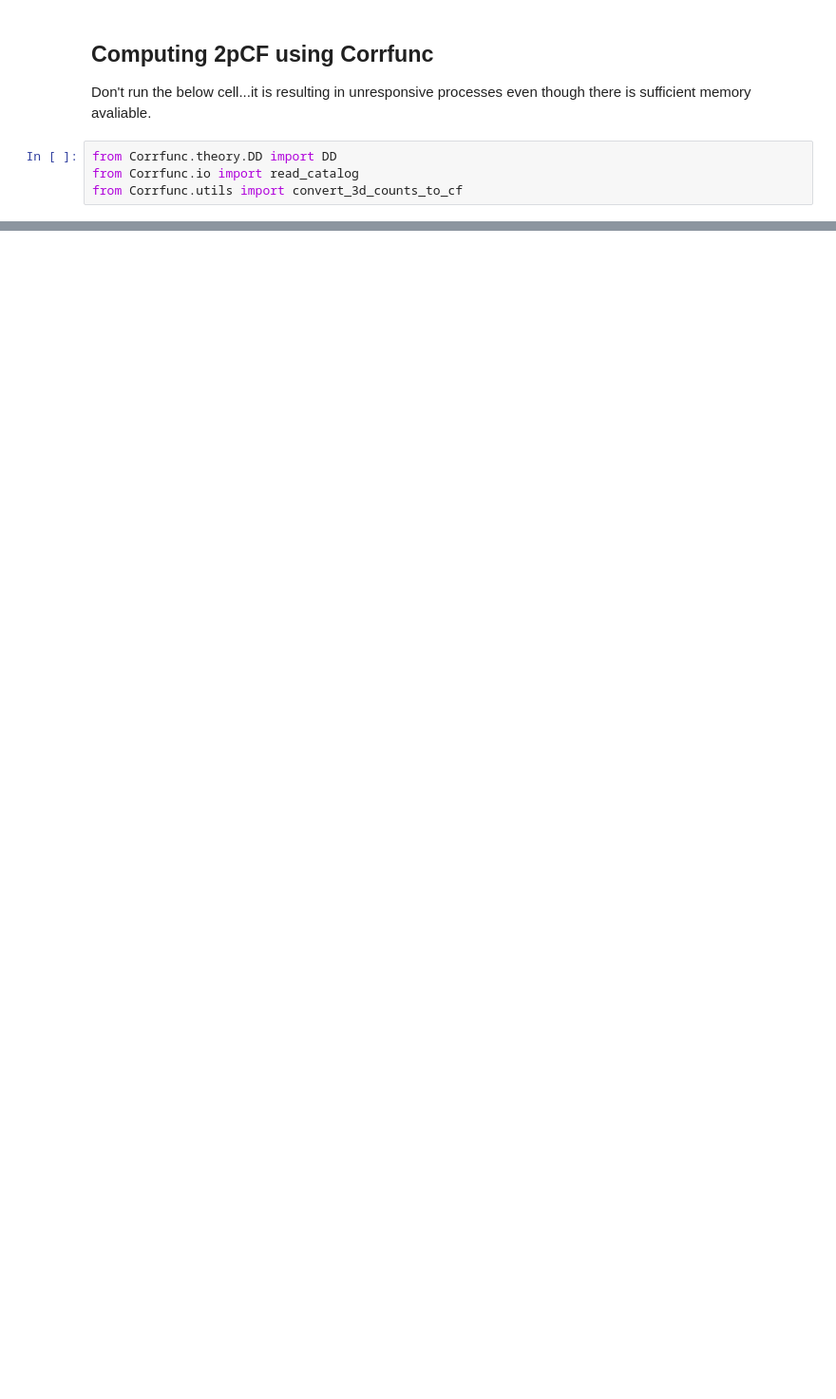
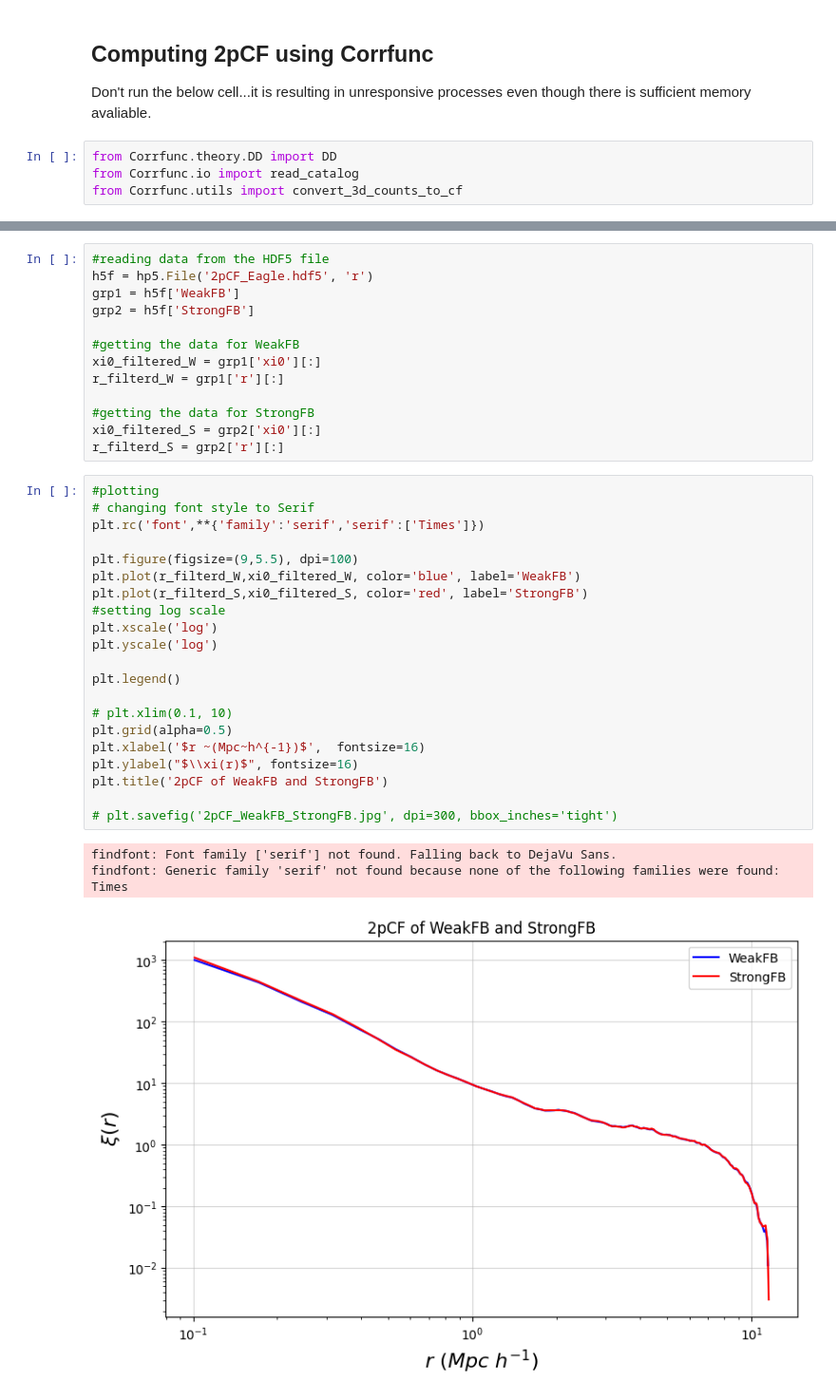
Before and after one commit to sparxastronomy/2022_SummerProject, a Jupyter notebook: Eagle/test.ipynb, the cells around one changed output, grey strips where cells are left out. Shown at 95% size. Saved outputs shown, nothing was run; the diff lists cells and outputs as text; blank space fills up the shorter version.

```diff
--- a/Eagle/test.ipynb
+++ b/Eagle/test.ipynb
@@ -169,0 +316,38 @@ Using AVX kernel
+# %%
+#reading data from the HDF5 file
+h5f = hp5.File('2pCF_Eagle.hdf5', 'r')
+grp1 = h5f['WeakFB']
+grp2 = h5f['StrongFB']
+
+#getting the data for WeakFB
+xi0_filtered_W = grp1['xi0'][:]
+r_filterd_W = grp1['r'][:]
+
+#getting the data for StrongFB
+xi0_filtered_S = grp2['xi0'][:]
+r_filterd_S = grp2['r'][:]
+# %%
+#plotting
+# changing font style to Serif
+plt.rc('font',**{'family':'serif','serif':['Times']})
+
+plt.figure(figsize=(9,5.5), dpi=100)
+plt.plot(r_filterd_W,xi0_filtered_W, color='blue', label='WeakFB')
+plt.plot(r_filterd_S,xi0_filtered_S, color='red', label='StrongFB')
+#setting log scale
+plt.xscale('log')
+plt.yscale('log')
+
+plt.legend()
+
+# plt.xlim(0.1, 10)
+plt.grid(alpha=0.5)
+plt.xlabel('$r ~(Mpc~h^{-1})$',  fontsize=16)
+plt.ylabel("$\\xi(r)$", fontsize=16)
+plt.title('2pCF of WeakFB and StrongFB')
+
+# plt.savefig('2pCF_WeakFB_StrongFB.jpg', dpi=300, bbox_inches='tight')
+# %% [output]
+findfont: Font family ['serif'] not found. Falling back to DejaVu Sans.
+findfont: Generic family 'serif' not found because none of the following families were found: Times
+[figure, added]
```
Also changed, not shown: parts of 18 cells of this notebook, 4 other files.
